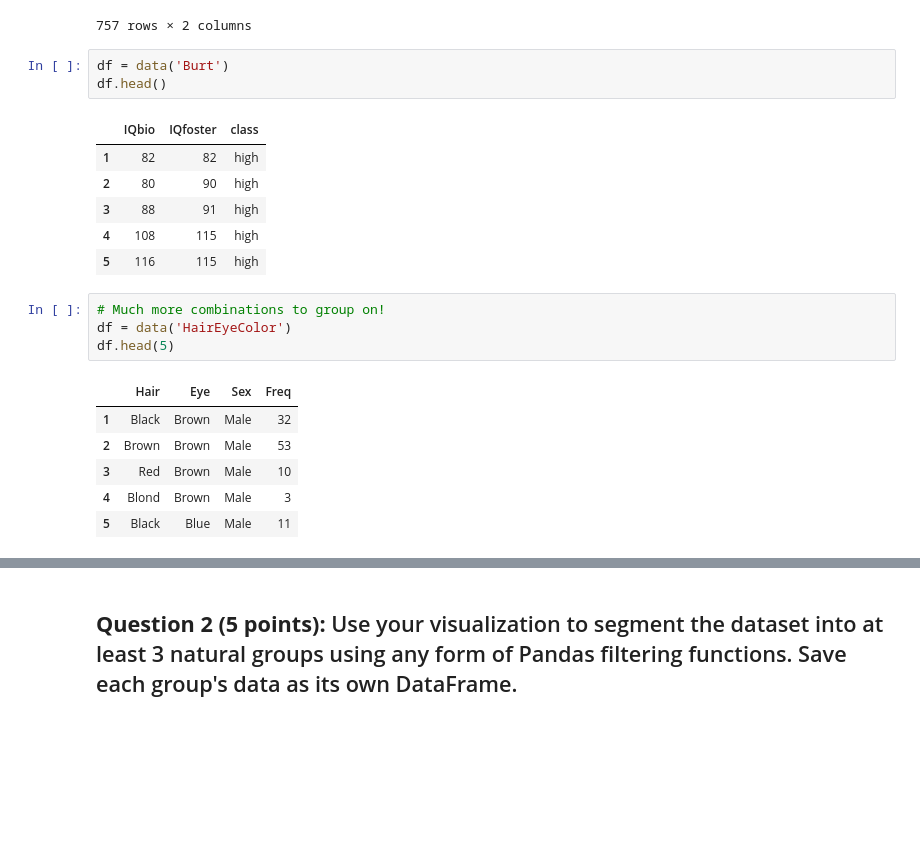
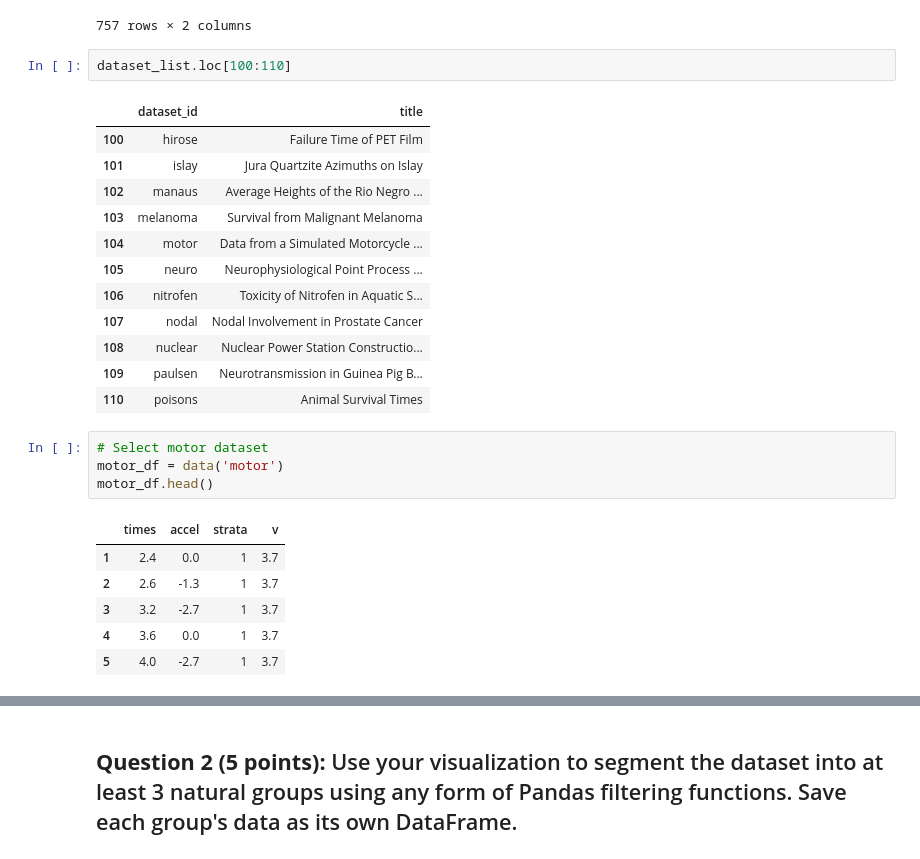
Before and after one commit to hyounce/DS-3001, a Jupyter notebook: labs/Lab_1_Pandas_and_Data_Sourcing v2.ipynb, the cells around one changed output, grey strips where cells are left out. Drawn from its saved outputs; the diff is of its cells as text; blank space fills up the shorter version.

```diff
--- a/labs/Lab_1_Pandas_and_Data_Sourcing v2.ipynb
+++ b/labs/Lab_1_Pandas_and_Data_Sourcing v2.ipynb
@@ -55,24 +37,29 @@ dataset_list
 | 755 | grouseticks | Data on red grouse ticks from Els... |
 | 756 | sleepstudy | Reaction times in a sleep depriva... |
 757 rows × 2 columns
-# %%
-df = data('Burt')
-df.head()
-# %% [output]
-|  | IQbio | IQfoster | class |
-| 1 | 82 | 82 | high |
-| 2 | 80 | 90 | high |
-| 3 | 88 | 91 | high |
-| 4 | 108 | 115 | high |
-| 5 | 116 | 115 | high |
-# %%
-# Much more combinations to group on!
-df = data('HairEyeColor')
-df.head(5)
-# %% [output]
-|  | Hair | Eye | Sex | Freq |
-| 1 | Black | Brown | Male | 32 |
-| 2 | Brown | Brown | Male | 53 |
-| 3 | Red | Brown | Male | 10 |
-| 4 | Blond | Brown | Male | 3 |
-| 5 | Black | Blue | Male | 11 |
+# %%
+dataset_list.loc[100:110]
+# %% [output]
+|  | dataset_id | title |
+| 100 | hirose | Failure Time of PET Film |
+| 101 | islay | Jura Quartzite Azimuths on Islay |
+| 102 | manaus | Average Heights of the Rio Negro ... |
+| 103 | melanoma | Survival from Malignant Melanoma |
+| 104 | motor | Data from a Simulated Motorcycle ... |
+| 105 | neuro | Neurophysiological Point Process ... |
+| 106 | nitrofen | Toxicity of Nitrofen in Aquatic S... |
+| 107 | nodal | Nodal Involvement in Prostate Cancer |
+| 108 | nuclear | Nuclear Power Station Constructio... |
+| 109 | paulsen | Neurotransmission in Guinea Pig B... |
+| 110 | poisons | Animal Survival Times |
+# %%
+# Select motor dataset
+motor_df = data('motor')
+motor_df.head()
+# %% [output]
+|  | times | accel | strata | v |
+| 1 | 2.4 | 0.0 | 1 | 3.7 |
+| 2 | 2.6 | -1.3 | 1 | 3.7 |
+| 3 | 3.2 | -2.7 | 1 | 3.7 |
+| 4 | 3.6 | 0.0 | 1 | 3.7 |
+| 5 | 4.0 | -2.7 | 1 | 3.7 |
```
Also changed, not shown: parts of 14 cells of this notebook.
